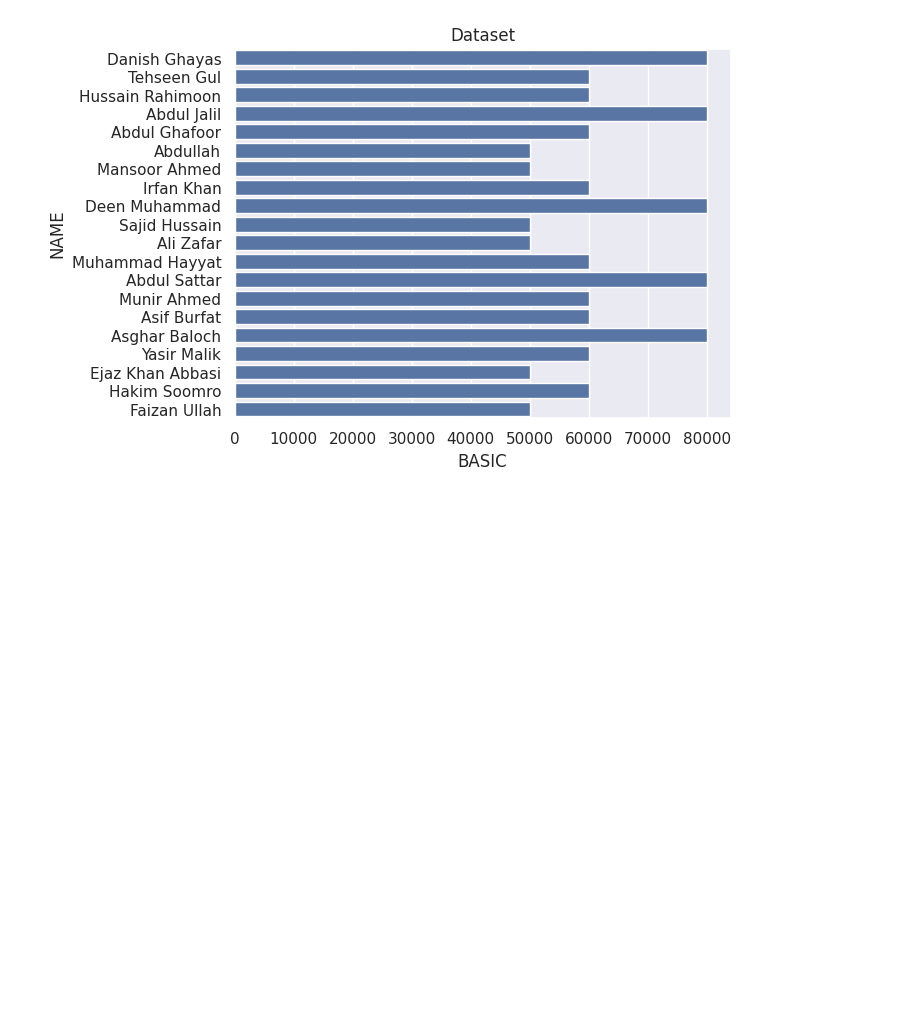
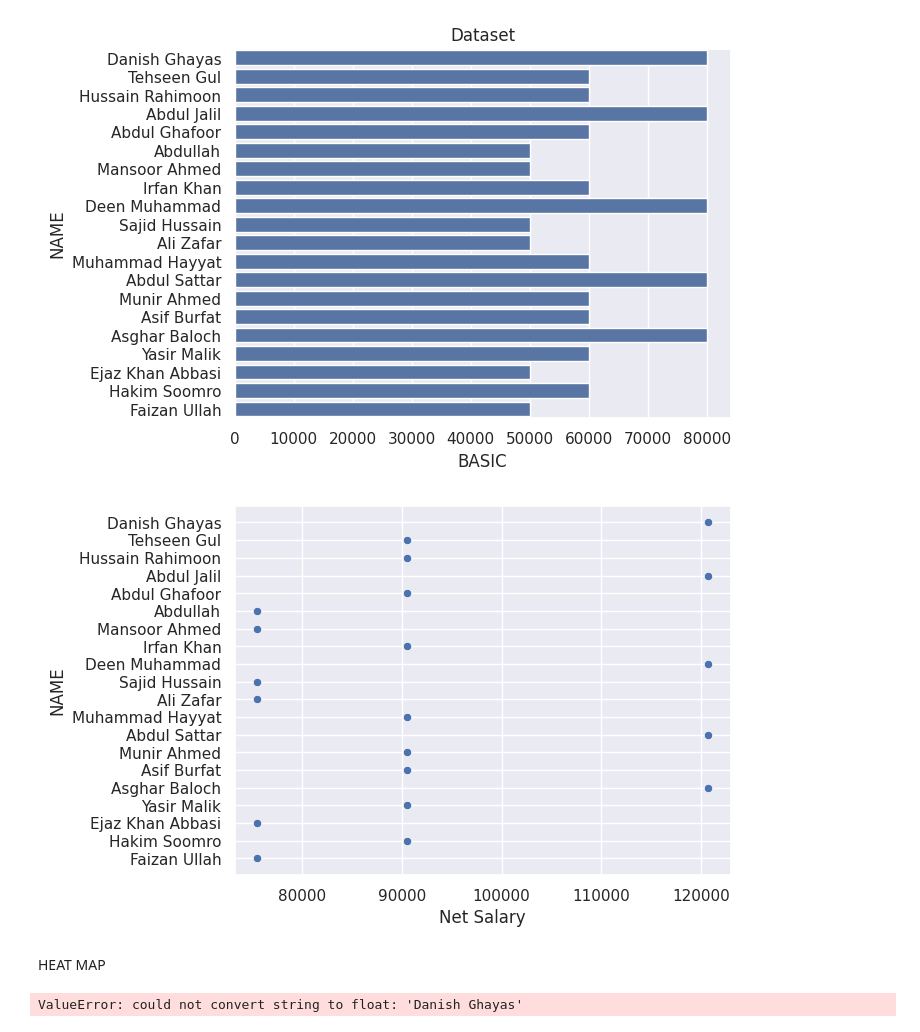
Before and after one commit to ZaidiSahab/Road-to-Data-Science, a Jupyter notebook: Learning_From_Youtube.ipynb, the cells around one changed output. Cells and saved outputs as stored; diff of their text form; code cells hidden in the pictures; blank space fills up the shorter version.

```diff
--- a/Learning_From_Youtube.ipynb
+++ b/Learning_From_Youtube.ipynb
@@ -712,3 +712,15 @@ plt.title("Dataset")
 plt.show()
 # %% [output]
 [figure]
+# %%
+sns.scatterplot(x="Net Salary" , y= "NAME" , data=df)
+plt.show()
+# %% [output]
+[figure, added]
+# %% [markdown]
+HEAT MAP
+# %%
+sns.heatmap(df.corr(), annot=True)
+plt.show()
+# %% [output]
+ValueError: could not convert string to float: 'Danish Ghayas'
```
